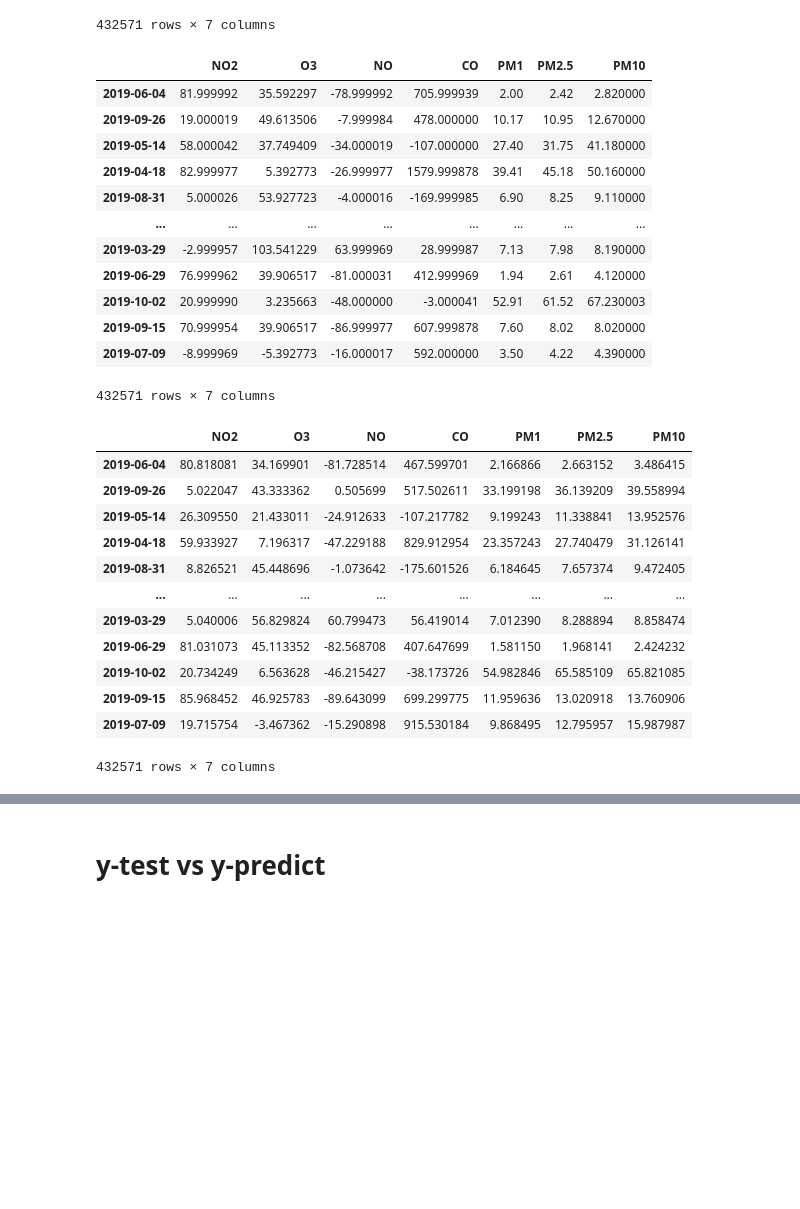
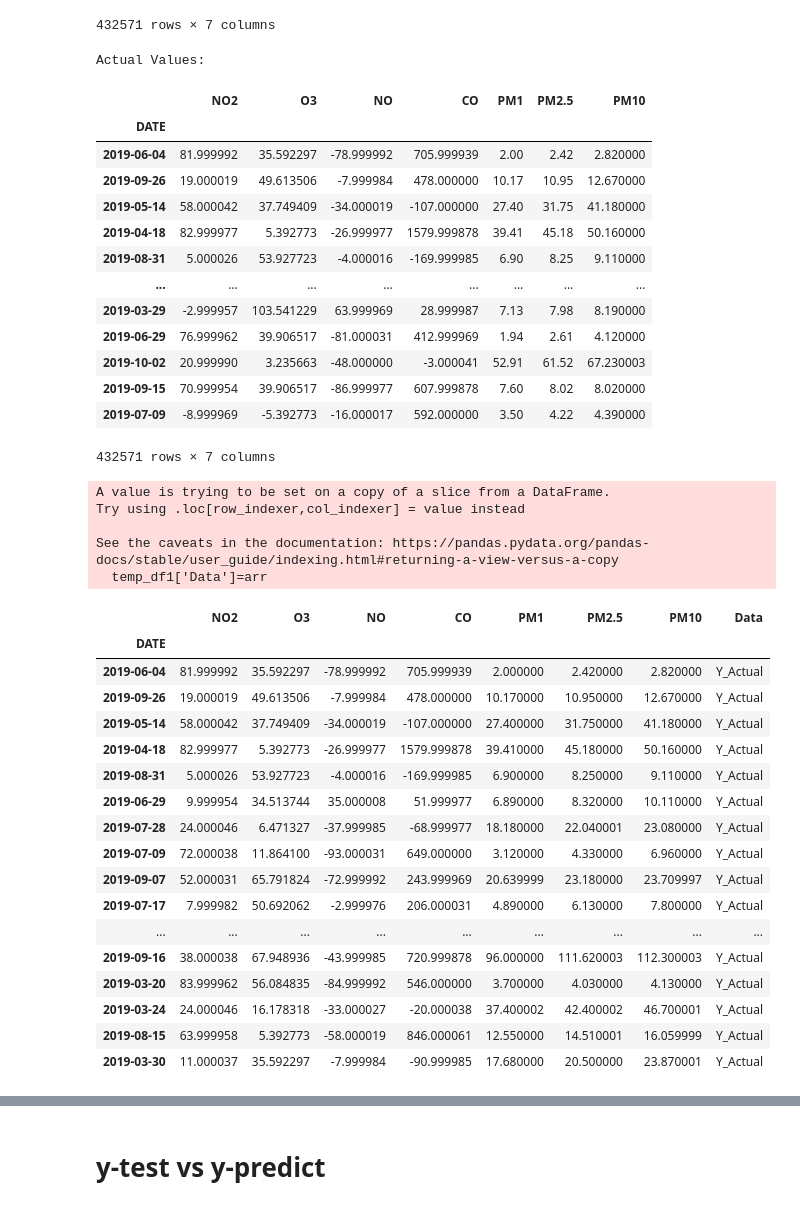
Before and after one commit to utkarshkanswal/Machine-Learning-application-on-Air-quality-dataset, a Jupyter notebook: OPC_Sensor/Randomforest/Randomforest.ipynb, the cells around one changed output, grey strips where cells are left out. Saved outputs shown, nothing was run; the diff lists cells and outputs as text; code cells hidden in the pictures; blank space fills up the shorter version.

```diff
--- a/OPC_Sensor/Randomforest/Randomforest.ipynb
+++ b/OPC_Sensor/Randomforest/Randomforest.ipynb
@@ -15,8 +15,8 @@ node=['150','149','147','144','142','140','136','61']
 mon=['Apr','Mar','Aug','Jun','Jul','Sep','May','Oct']
 for j in node:
   for i in mon:
-    inp= pd.read_csv('../data_gkv/AT510_Node_'+str(j)+'_'+str(i)+'19_OutputFile.csv',usecols=[1,2,3,15,16],low_memory=False)
-    out= pd.read_csv('../data_gkv/AT510_Node_'+str(j)+'_'+str(i)+'19_OutputFile.csv',usecols=[5,6,7,8,17,18,19],low_memory=False)
+    inp= pd.read_csv('../../data_gkv/AT510_Node_'+str(j)+'_'+str(i)+'19_OutputFile.csv',usecols=[1,2,3,15,16],low_memory=False)
+    out= pd.read_csv('../../data_gkv/AT510_Node_'+str(j)+'_'+str(i)+'19_OutputFile.csv',usecols=[5,6,7,8,17,18,19],low_memory=False)
 
     inp=np.array(inp,dtype='float32')
     out=np.array(out,dtype='float32')
@@ -165,10 +186,14 @@ for i in range(0,len(temp_arr)):
     dates.append(str(datetime_obj.date()))
 # %%
 import pandas as pd
-df=pd.DataFrame(y_test,index=dates,columns=['NO2','O3','NO','CO','PM1','PM2.5','PM10'])
-df
+df1=pd.DataFrame(y_test,index=dates,columns=['NO2','O3','NO','CO','PM1','PM2.5','PM10'])
+df1.index.name="DATE"
+print("Actual Values:")
+df1
 # %% [output]
+Actual Values:
 |  | NO2 | O3 | NO | CO | PM1 | PM2.5 | PM10 |
+| DATE |  |  |  |  |  |  |  |
 | 2019-06-04 | 81.999992 | 35.592297 | -78.999992 | 705.999939 | 2.00 | 2.42 | 2.820000 |
 | 2019-09-26 | 19.000019 | 49.613506 | -7.999984 | 478.000000 | 10.17 | 10.95 | 12.670000 |
 | 2019-05-14 | 58.000042 | 37.749409 | -34.000019 | -107.000000 | 27.40 | 31.75 | 41.180000 |
@@ -180,22 +205,34 @@ df
 | 2019-10-02 | 20.999990 | 3.235663 | -48.000000 | -3.000041 | 52.91 | 61.52 | 67.230003 |
 | 2019-09-15 | 70.999954 | 39.906517 | -86.999977 | 607.999878 | 7.60 | 8.02 | 8.020000 |
 | 2019-07-09 | -8.999969 | -5.392773 | -16.000017 | 592.000000 | 3.50 | 4.22 | 4.390000 |
-432571 rows × 7 columns
+432571 rows × 7 columns
 # %%
-import pandas as pd
-df=pd.DataFrame(y_test_pred,index=dates,columns=['NO2','O3','NO','CO','PM1','PM2.5','PM10'])
-df
+arr=["Y_Actual"]*25
+temp_df1=df1.head(25)
+temp_df1['Data']=arr
+temp_df1.to_excel("randomforest_y_test.xlsx")
+temp_df1
 # %% [output]
+A value is trying to be set on a copy of a slice from a DataFrame.
+Try using .loc[row_indexer,col_indexer] = value instead
+
+See the caveats in the documentation: https://pandas.pydata.org/pandas-docs/stable/user_guide/indexing.html#returning-a-view-versus-a-copy
+  temp_df1['Data']=arr
-|  | NO2 | O3 | NO | CO | PM1 | PM2.5 | PM10 |
-| 2019-06-04 | 80.818081 | 34.169901 | -81.728514 | 467.599701 | 2.166866 | 2.663152 | 3.486415 |
-| 2019-09-26 | 5.022047 | 43.333362 | 0.505699 | 517.502611 | 33.199198 | 36.139209 | 39.558994 |
-| 2019-05-14 | 26.309550 | 21.433011 | -24.912633 | -107.217782 | 9.199243 | 11.338841 | 13.952576 |
-| 2019-04-18 | 59.933927 | 7.196317 | -47.229188 | 829.912954 | 23.357243 | 27.740479 | 31.126141 |
-| 2019-08-31 | 8.826521 | 45.448696 | -1.073642 | -175.601526 | 6.184645 | 7.657374 | 9.472405 |
-| ... | ... | ... | ... | ... | ... | ... | ... |
-| 2019-03-29 | 5.040006 | 56.829824 | 60.799473 | 56.419014 | 7.012390 | 8.288894 | 8.858474 |
-| 2019-06-29 | 81.031073 | 45.113352 | -82.568708 | 407.647699 | 1.581150 | 1.968141 | 2.424232 |
-| 2019-10-02 | 20.734249 | 6.563628 | -46.215427 | -38.173726 | 54.982846 | 65.585109 | 65.821085 |
-| 2019-09-15 | 85.968452 | 46.925783 | -89.643099 | 699.299775 | 11.959636 | 13.020918 | 13.760906 |
-| 2019-07-09 | 19.715754 | -3.467362 | -15.290898 | 915.530184 | 9.868495 | 12.795957 | 15.987987 |
+|  | NO2 | O3 | NO | CO | PM1 | PM2.5 | PM10 | Data |
+| DATE |  |  |  |  |  |  |  |  |
+| 2019-06-04 | 81.999992 | 35.592297 | -78.999992 | 705.999939 | 2.000000 | 2.420000 | 2.820000 | Y_Actual |
+| 2019-09-26 | 19.000019 | 49.613506 | -7.999984 | 478.000000 | 10.170000 | 10.950000 | 12.670000 | Y_Actual |
+| 2019-05-14 | 58.000042 | 37.749409 | -34.000019 | -107.000000 | 27.400000 | 31.750000 | 41.180000 | Y_Actual |
+| 2019-04-18 | 82.999977 | 5.392773 | -26.999977 | 1579.999878 | 39.410000 | 45.180000 | 50.160000 | Y_Actual |
+| 2019-08-31 | 5.000026 | 53.927723 | -4.000016 | -169.999985 | 6.900000 | 8.250000 | 9.110000 | Y_Actual |
+| 2019-06-29 | 9.999954 | 34.513744 | 35.000008 | 51.999977 | 6.890000 | 8.320000 | 10.110000 | Y_Actual |
+| 2019-07-28 | 24.000046 | 6.471327 | -37.999985 | -68.999977 | 18.180000 | 22.040001 | 23.080000 | Y_Actual |
+| 2019-07-09 | 72.000038 | 11.864100 | -93.000031 | 649.000000 | 3.120000 | 4.330000 | 6.960000 | Y_Actual |
+| 2019-09-07 | 52.000031 | 65.791824 | -72.999992 | 243.999969 | 20.639999 | 23.180000 | 23.709997 | Y_Actual |
+| 2019-07-17 | 7.999982 | 50.692062 | -2.999976 | 206.000031 | 4.890000 | 6.130000 | 7.800000 | Y_Actual |
+| ... | ... | ... | ... | ... | ... | ... | ... | ... |
+| 2019-09-16 | 38.000038 | 67.948936 | -43.999985 | 720.999878 | 96.000000 | 111.620003 | 112.300003 | Y_Actual |
+| 2019-03-20 | 83.999962 | 56.084835 | -84.999992 | 546.000000 | 3.700000 | 4.030000 | 4.130000 | Y_Actual |
+| 2019-03-24 | 24.000046 | 16.178318 | -33.000027 | -20.000038 | 37.400002 | 42.400002 | 46.700001 | Y_Actual |
+| 2019-08-15 | 63.999958 | 5.392773 | -58.000019 | 846.000061 | 12.550000 | 14.510001 | 16.059999 | Y_Actual |
+| 2019-03-30 | 11.000037 | 35.592297 | -7.999984 | -90.999985 | 17.680000 | 20.500000 | 23.870001 | Y_Actual |
-432571 rows × 7 columns
```
Also changed, not shown: parts of 5 cells of this notebook, 22 other files.
